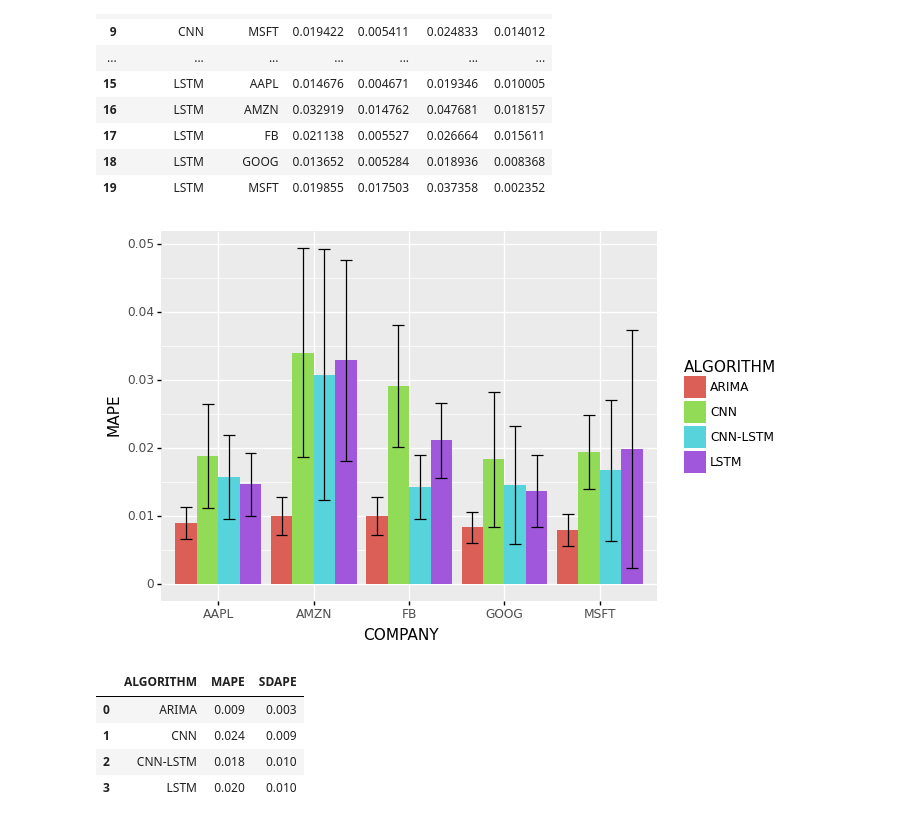
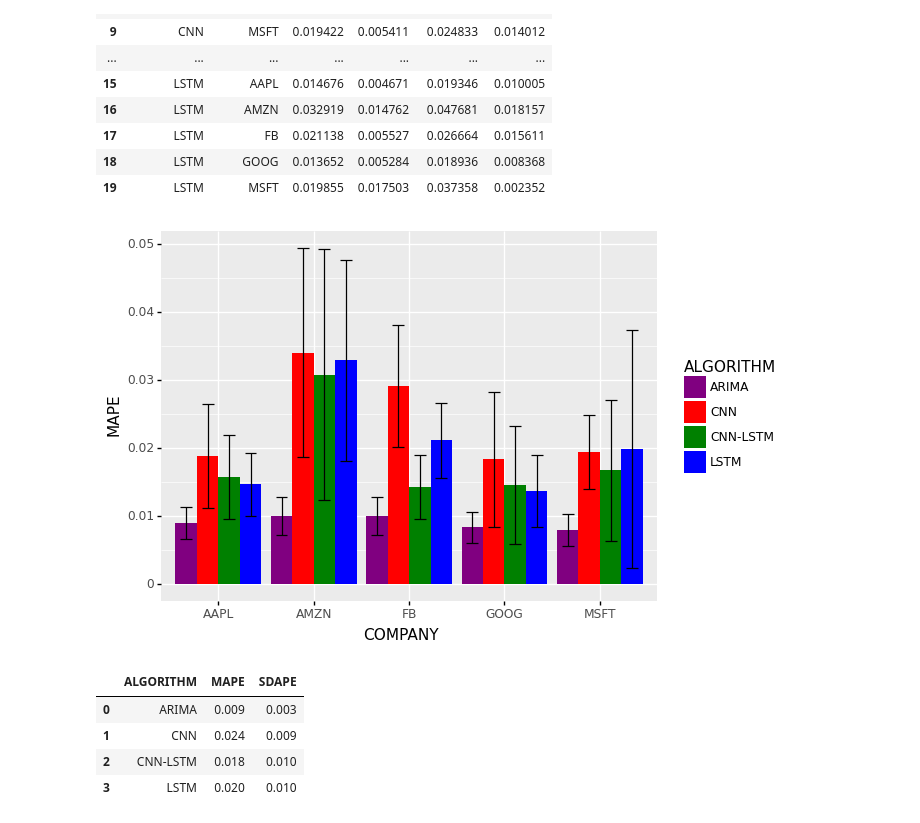
Before and after one commit to do8572/Financial-Time-Series-Prediction, a Jupyter notebook: Report.ipynb, the cells around one changed output. Drawn from its saved outputs; the diff is of its cells as text; code cells hidden in the pictures.

```diff
--- a/Report.ipynb
+++ b/Report.ipynb
@@ -38,17 +38,20 @@ grp
 | 19 | LSTM | MSFT | 0.019855 | 0.017503 | 0.037358 | 0.002352 |
 # %%
 from plotnine import *
+
+grpcol = ["purple", "red", "green", "blue"]
 
 grp.rename(columns={"MEAN": "MAPE"}, inplace=True)
 g = (
     ggplot(grp, aes(x="COMPANY", y="MAPE", fill="ALGORITHM")) +
     geom_bar(stat="identity", position=position_dodge()) +
-    geom_errorbar(aes(ymin="STD_MIN", ymax="STD_MAX"), position=position_dodge(0.9))
+    geom_errorbar(aes(ymin="STD_MIN", ymax="STD_MAX"), position=position_dodge(0.9)) +
+    scale_fill_manual(values=grpcol)
 )
 print(g)
-ggsave(plot=g, filename='test.png', dpi=80)
+ggsave(plot=g, filename='models/fig1.png', dpi=80)
 # %% [output]
-[figure, old version]
+[figure, new version]
 # %%
 outt = grp.groupby("ALGORITHM").mean()
 outt = outt.reset_index()
```
Also changed, not shown: parts of 102 cells of this notebook, 31 other files.
